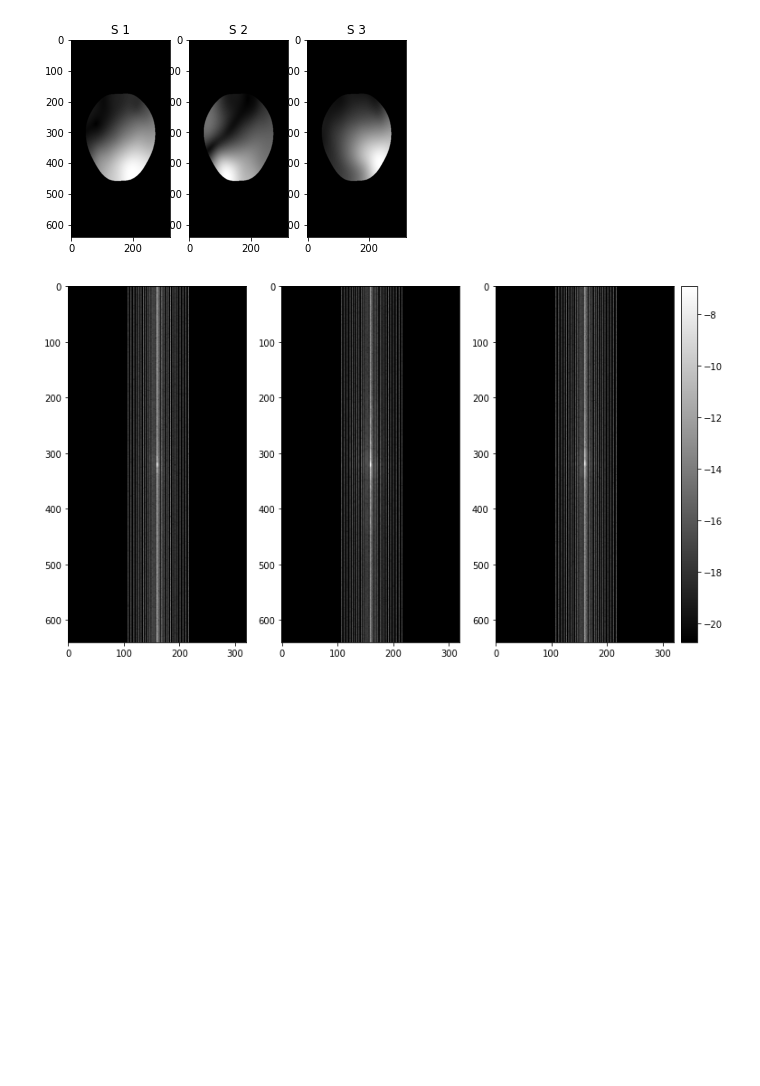
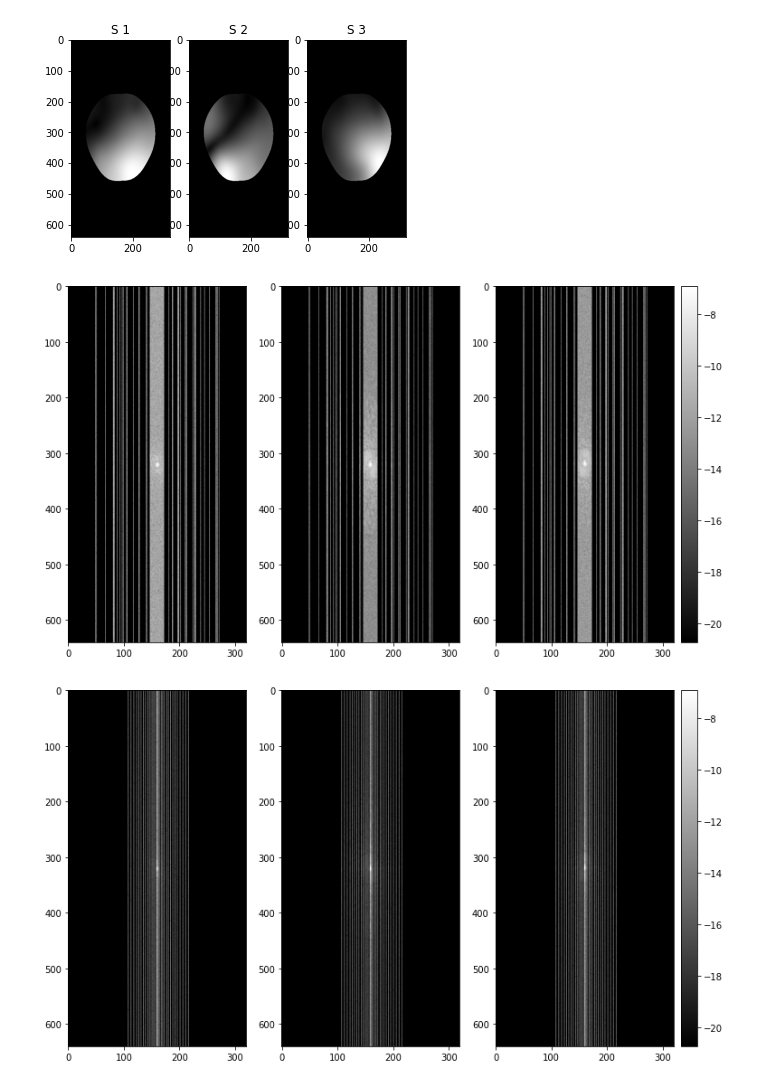
Before and after one commit to AlexSlock/fastMRI-hybrid-modelling, a Jupyter notebook: fastMRI/cs_reconstructions.ipynb, the cells around one changed output. Cells and saved outputs as stored; diff of their text form; code cells hidden in the pictures; blank space fills up the shorter version.

```diff
--- a/fastMRI/cs_reconstructions.ipynb
+++ b/fastMRI/cs_reconstructions.ipynb
@@ -255,5 +255,5 @@ def apply_mask(slice_kspace, mask_func):
     return masked_kspace, mask
 
 mask_func = RandomMaskFunc(center_fractions=[0.08], accelerations=[4])
-masked_kspace, mask = apply_mask(slice_kspace, mask_func)
+masked_kspace_ACS, mask = apply_mask(slice_kspace, mask_func)
 # %%
@@ -304,6 +304,10 @@ def generate_array(shape, R, mat_file, tensor_out):
 # CS type mask
 mask = generate_array(slice_kspace.shape, closer_to_4_or_8(4.5), mat_file, tensor_out=False)
 masked_kspace = slice_kspace * mask + 0.0
+# %%
+show_coils(np.log(np.abs(masked_kspace_ACS) + 1e-9), [0, 5, 10], cmap='gray')
+# %% [output]
+[figure, added]
 # %%
 show_coils(np.log(np.abs(masked_kspace) + 1e-9), [0, 5, 10], cmap='gray')
 # %% [output]
```
Also changed, not shown: parts of 12 cells of this notebook, 18 other files.
